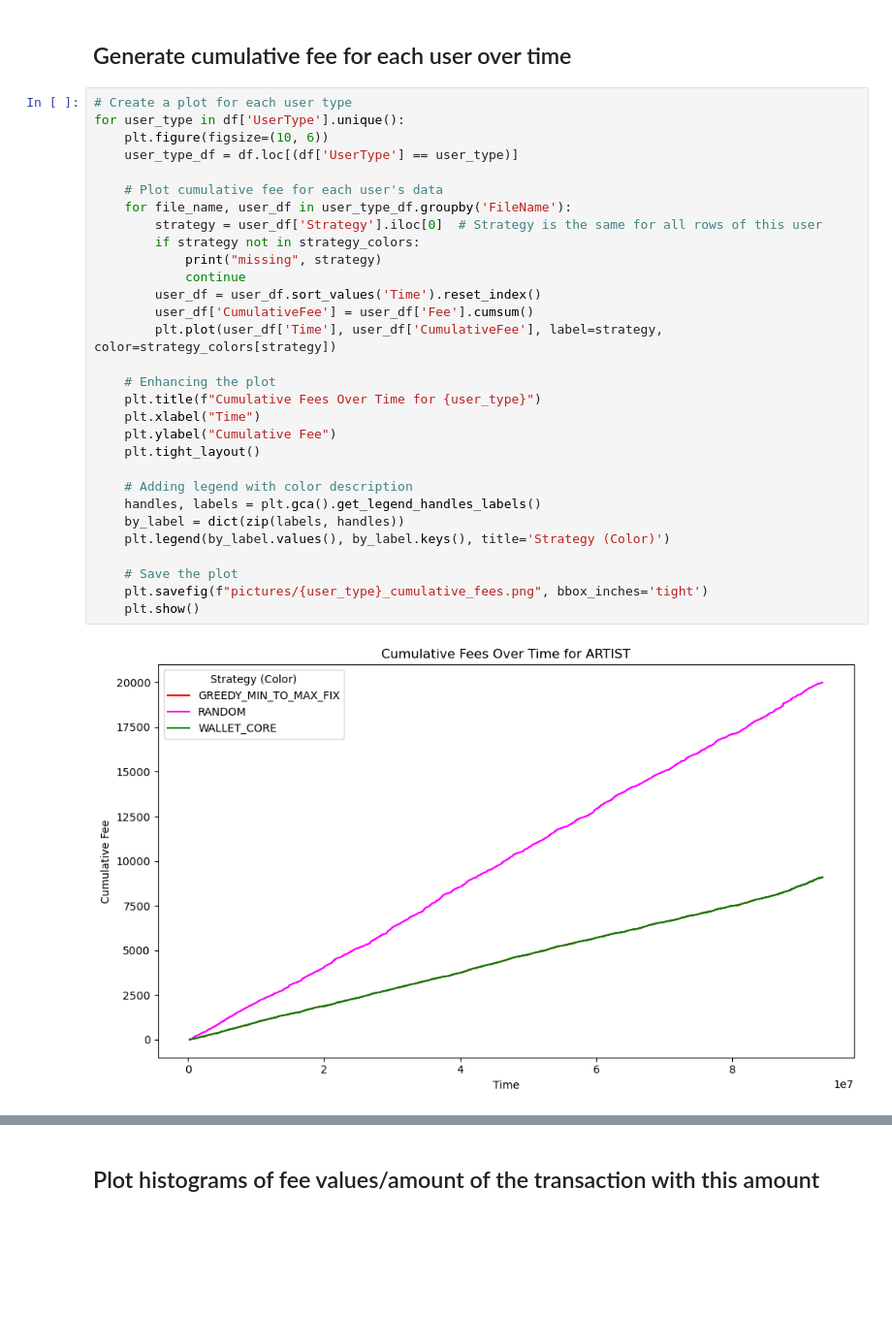
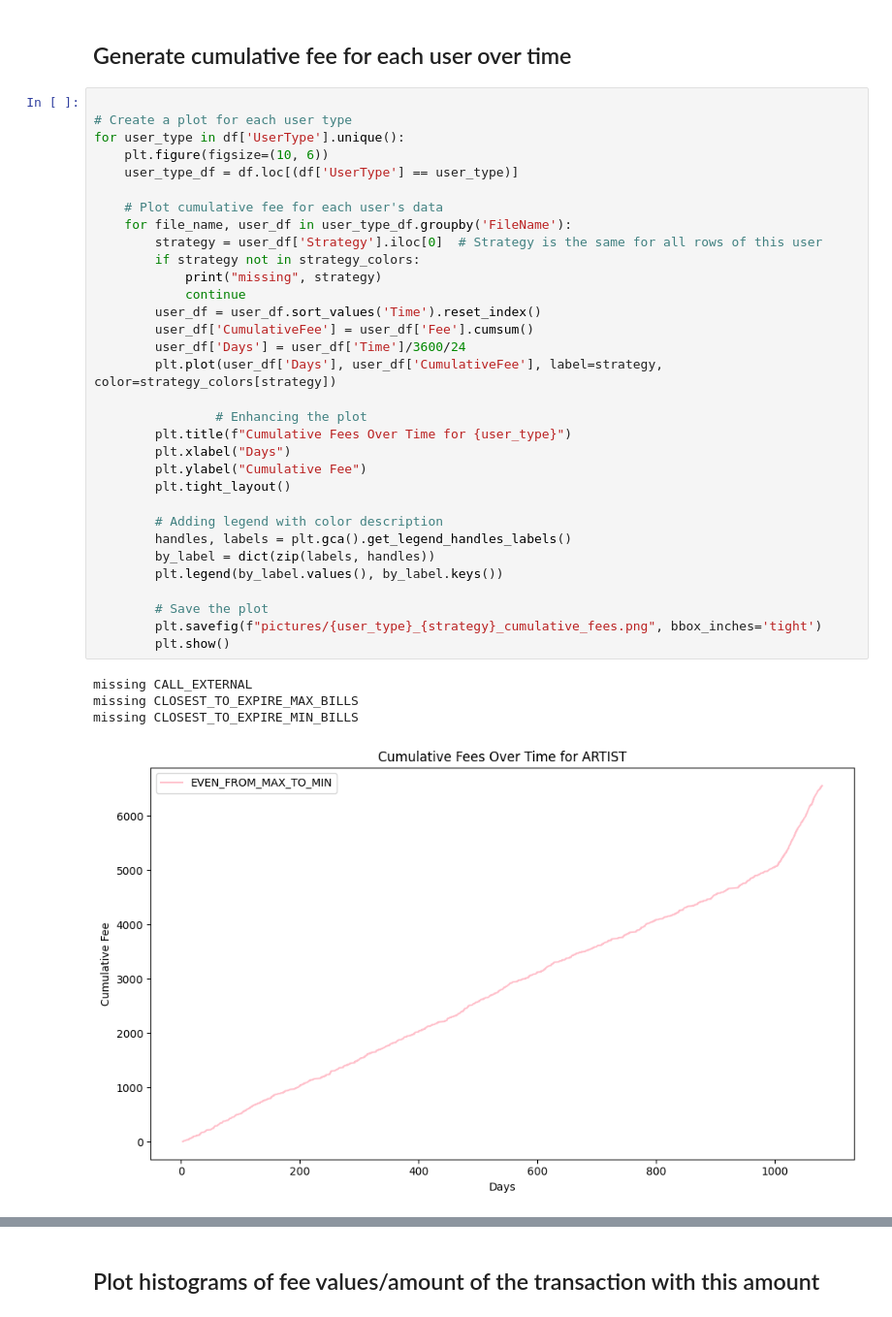
Before and after one commit to TheodorStraube/coin-selection-taler, a Jupyter notebook: coin-selection-analysis-master/analysis.ipynb, the cells around one changed output, grey strips where cells are left out. Shown at 97% size. Saved outputs shown, nothing was run; the diff lists cells and outputs as text; blank space fills up the shorter version.

```diff
--- a/coin-selection-analysis-master/analysis.ipynb
+++ b/coin-selection-analysis-master/analysis.ipynb
@@ -104,34 +168,39 @@ print(len_true_len(all_data, "Time"))
 # %% [markdown]
 ## Generate cumulative fee for each user over time
 # %%
+
 # Create a plot for each user type
 for user_type in df['UserType'].unique():
     plt.figure(figsize=(10, 6))
     user_type_df = df.loc[(df['UserType'] == user_type)]
 
     # Plot cumulative fee for each user's data
     for file_name, user_df in user_type_df.groupby('FileName'):
         strategy = user_df['Strategy'].iloc[0]  # Strategy is the same for all rows of this user
         if strategy not in strategy_colors:
             print("missing", strategy)
             continue
         user_df = user_df.sort_values('Time').reset_index()
         user_df['CumulativeFee'] = user_df['Fee'].cumsum()
-        plt.plot(user_df['Time'], user_df['CumulativeFee'], label=strategy, color=strategy_colors[strategy])
+        user_df['Days'] = user_df['Time']/3600/24
+        plt.plot(user_df['Days'], user_df['CumulativeFee'], label=strategy, color=strategy_colors[strategy])
 
-    # Enhancing the plot
-    plt.title(f"Cumulative Fees Over Time for {user_type}")
-    plt.xlabel("Time")
-    plt.ylabel("Cumulative Fee")
-    plt.tight_layout()
+                # Enhancing the plot
+        plt.title(f"Cumulative Fees Over Time for {user_type}")
+        plt.xlabel("Days")
+        plt.ylabel("Cumulative Fee")
+        plt.tight_layout()
 
-    # Adding legend with color description
-    handles, labels = plt.gca().get_legend_handles_labels()
-    by_label = dict(zip(labels, handles))
-    plt.legend(by_label.values(), by_label.keys(), title='Strategy (Color)')
+        # Adding legend with color description
+        handles, labels = plt.gca().get_legend_handles_labels()
+        by_label = dict(zip(labels, handles))
+        plt.legend(by_label.values(), by_label.keys())
 
-    # Save the plot
-    plt.savefig(f"pictures/{user_type}_cumulative_fees.png", bbox_inches='tight')
-    plt.show()
+        # Save the plot
+        plt.savefig(f"pictures/{user_type}_{strategy}_cumulative_fees.png", bbox_inches='tight')
+        plt.show()
 # %% [output]
+missing CALL_EXTERNAL
+missing CLOSEST_TO_EXPIRE_MAX_BILLS
+missing CLOSEST_TO_EXPIRE_MIN_BILLS
-[figure, old version]
+[figure, new version]
```
Also changed, not shown: parts of 14 cells of this notebook, 3 other files.
